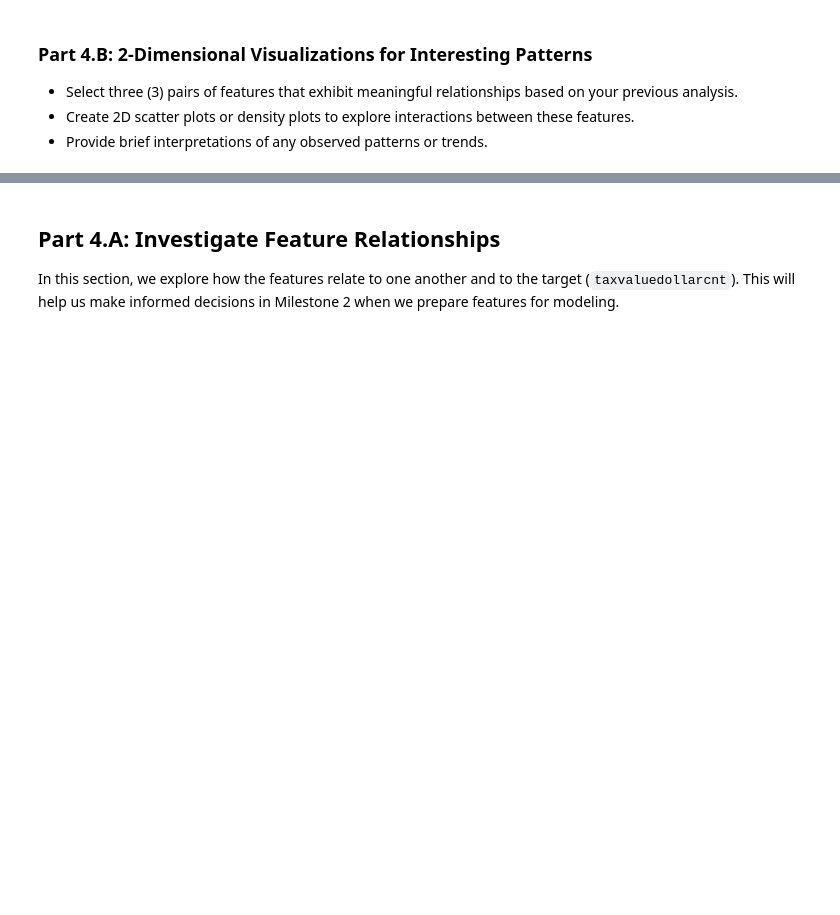
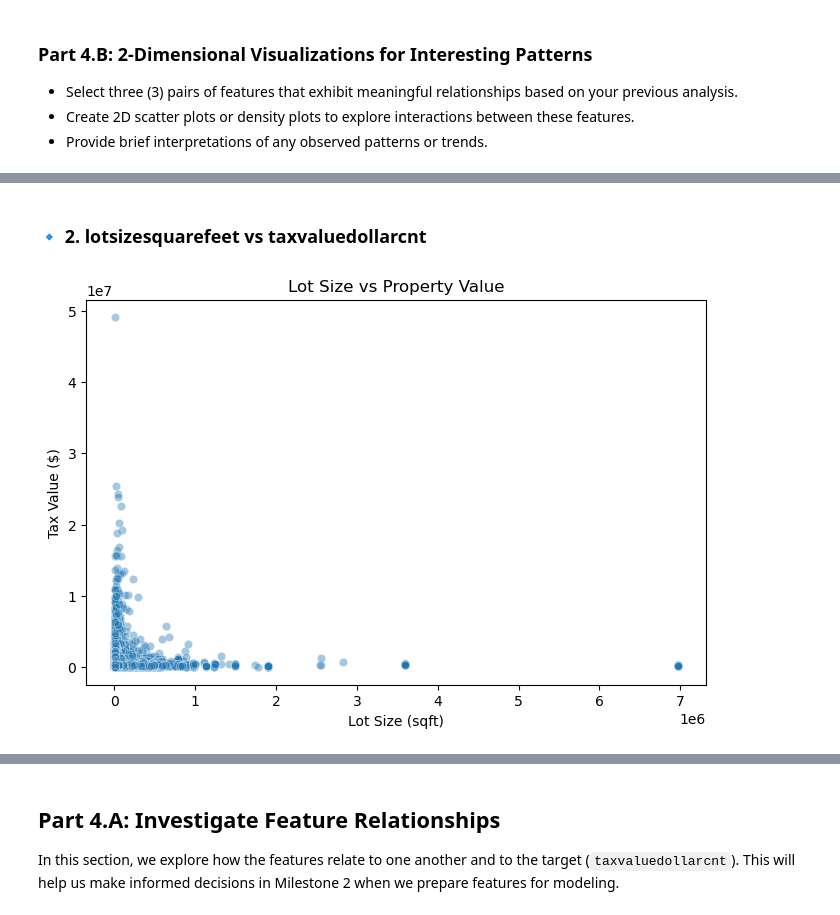
Before and after one commit to tetianakravchuk/MilestoneOneMachineLearning, a Jupyter notebook: Milestone_01.ipynb, the cells around one changed output, grey strips where cells are left out. Saved outputs shown, nothing was run; the diff lists cells and outputs as text; code cells hidden in the pictures; blank space fills up the shorter version.

```diff
--- a/Milestone_01.ipynb
+++ b/Milestone_01.ipynb
@@ -574,0 +743,16 @@ Pay particular attention to especially interesting and/or strongly correlated fe
+# %% [markdown]
+### 🔹 2. lotsizesquarefeet vs taxvaluedollarcnt
+# %%
+plt.figure(figsize=(8, 5))
+sns.scatterplot(
+    x='lotsizesquarefeet',
+    y='taxvaluedollarcnt',
+    data=imputed_df,
+    alpha=0.4
+)
+plt.title('Lot Size vs Property Value')
+plt.xlabel('Lot Size (sqft)')
+plt.ylabel('Tax Value ($)')
+plt.show()
+# %% [output]
+[figure, added]
```
Also changed, not shown: parts of 18 cells of this notebook.
